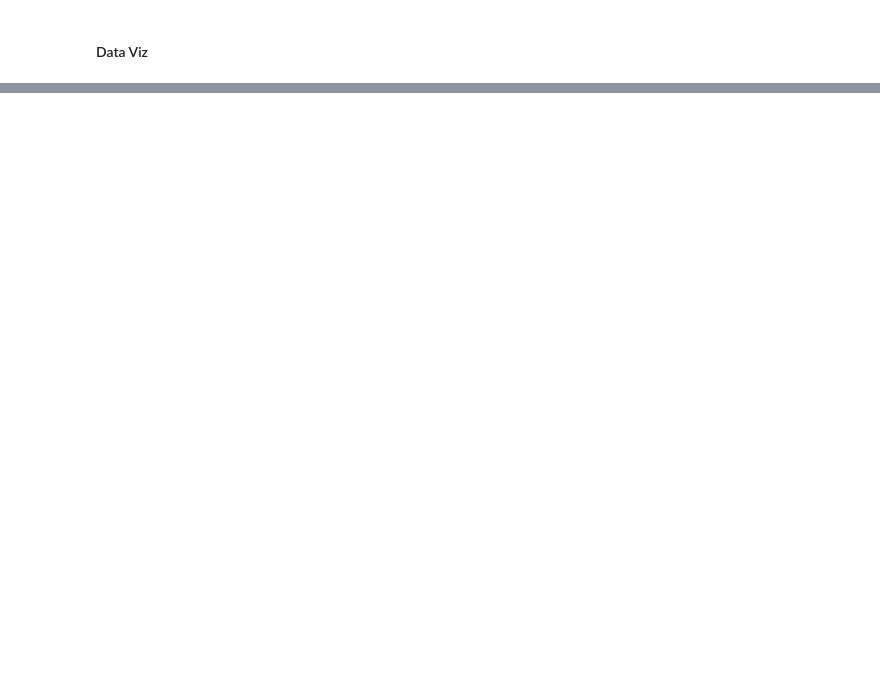
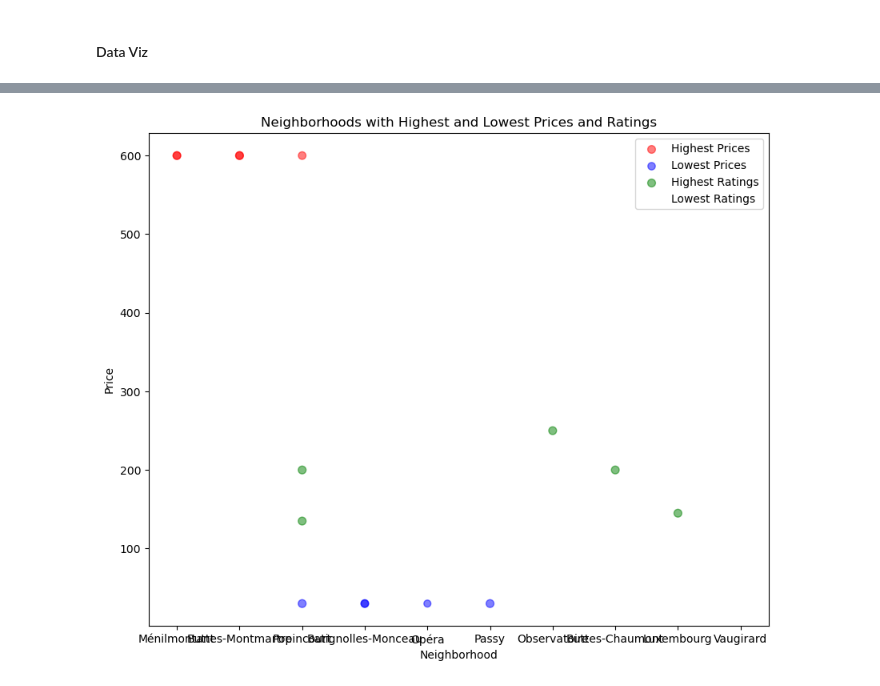
Before and after one commit to benamzz/airbnb-tp, a Jupyter notebook: Airbnb-Projet_ML.ipynb, the cells around one changed output, grey strips where cells are left out. Saved outputs shown, nothing was run; the diff lists cells and outputs as text; code cells hidden in the pictures; blank space fills up the shorter version.

```diff
--- a/Airbnb-Projet_ML.ipynb
+++ b/Airbnb-Projet_ML.ipynb
@@ -321,0 +284,38 @@ plt.show()
+# %%
+import matplotlib.pyplot as plt
+
+# Filter the dataframe to get the neighborhoods with highest and lowest prices
+highest_prices = df.nlargest(5, 'price')
+lowest_prices = df.nsmallest(5, 'price')
+
+# Filter the dataframe to get the neighborhoods with highest and lowest ratings
+highest_ratings = df.nlargest(5, 'review_scores_rating')
+lowest_ratings = df.nsmallest(5, 'review_scores_rating')
+
+# Create a figure and axis
+fig, ax = plt.subplots(figsize=(10, 8))
+
+# Plot the neighborhoods with highest prices
+ax.scatter(highest_prices['neighbourhood_cleansed'], highest_prices['price'], s=highest_prices['review_scores_rating']*10, c='red', alpha=0.5, label='Highest Prices')
+
+# Plot the neighborhoods with lowest prices
+ax.scatter(lowest_prices['neighbourhood_cleansed'], lowest_prices['price'], s=lowest_prices['review_scores_rating']*10, c='blue', alpha=0.5, label='Lowest Prices')
+
+# Plot the neighborhoods with highest ratings
+ax.scatter(highest_ratings['neighbourhood_cleansed'], highest_ratings['price'], s=highest_ratings['review_scores_rating']*10, c='green', alpha=0.5, label='Highest Ratings')
+
+# Plot the neighborhoods with lowest ratings
+ax.scatter(lowest_ratings['neighbourhood_cleansed'], lowest_ratings['price'], s=lowest_ratings['review_scores_rating']*10, c='orange', alpha=0.5, label='Lowest Ratings')
+
+# Set labels and title
+ax.set_xlabel('Neighborhood')
+ax.set_ylabel('Price')
+ax.set_title('Neighborhoods with Highest and Lowest Prices and Ratings')
+
+# Add legend
+ax.legend()
+
+# Show the plot
+plt.show()
+# %% [output]
+[figure, added]
```
Also changed, not shown: parts of 22 cells of this notebook.
